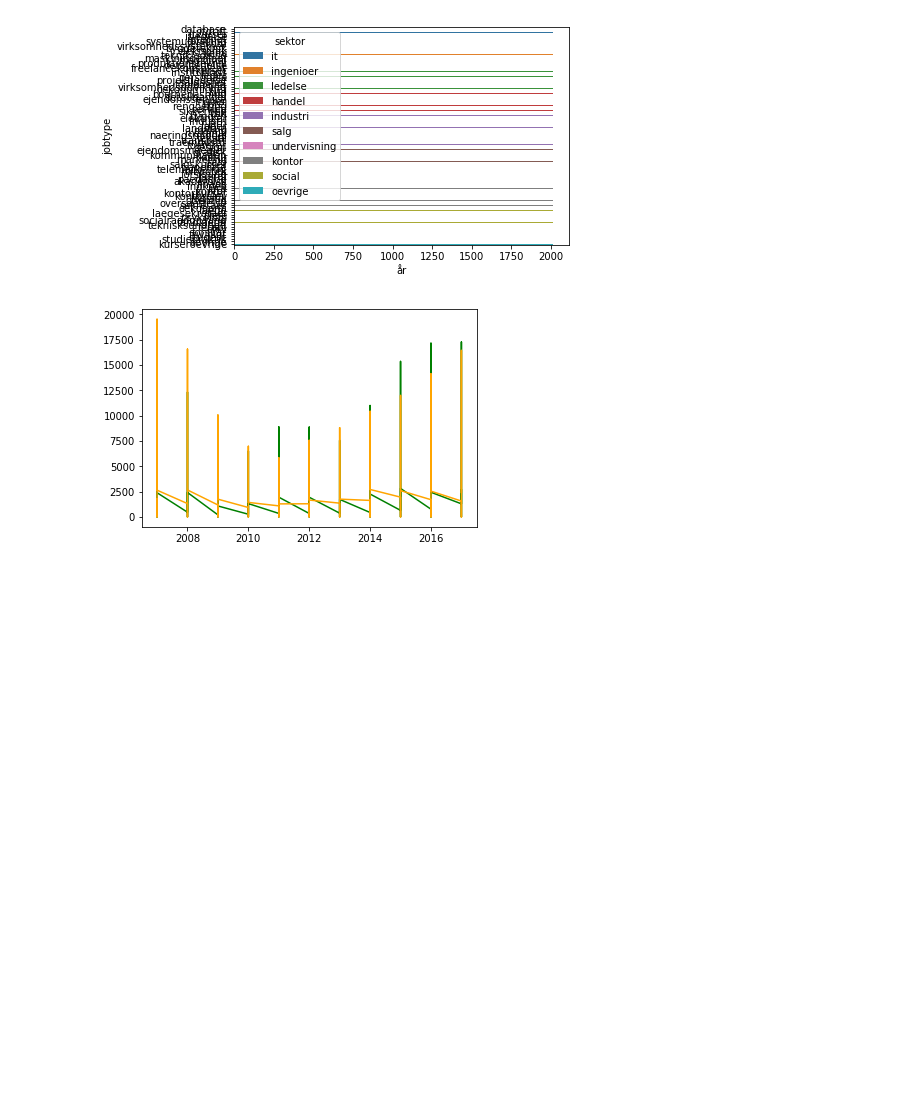
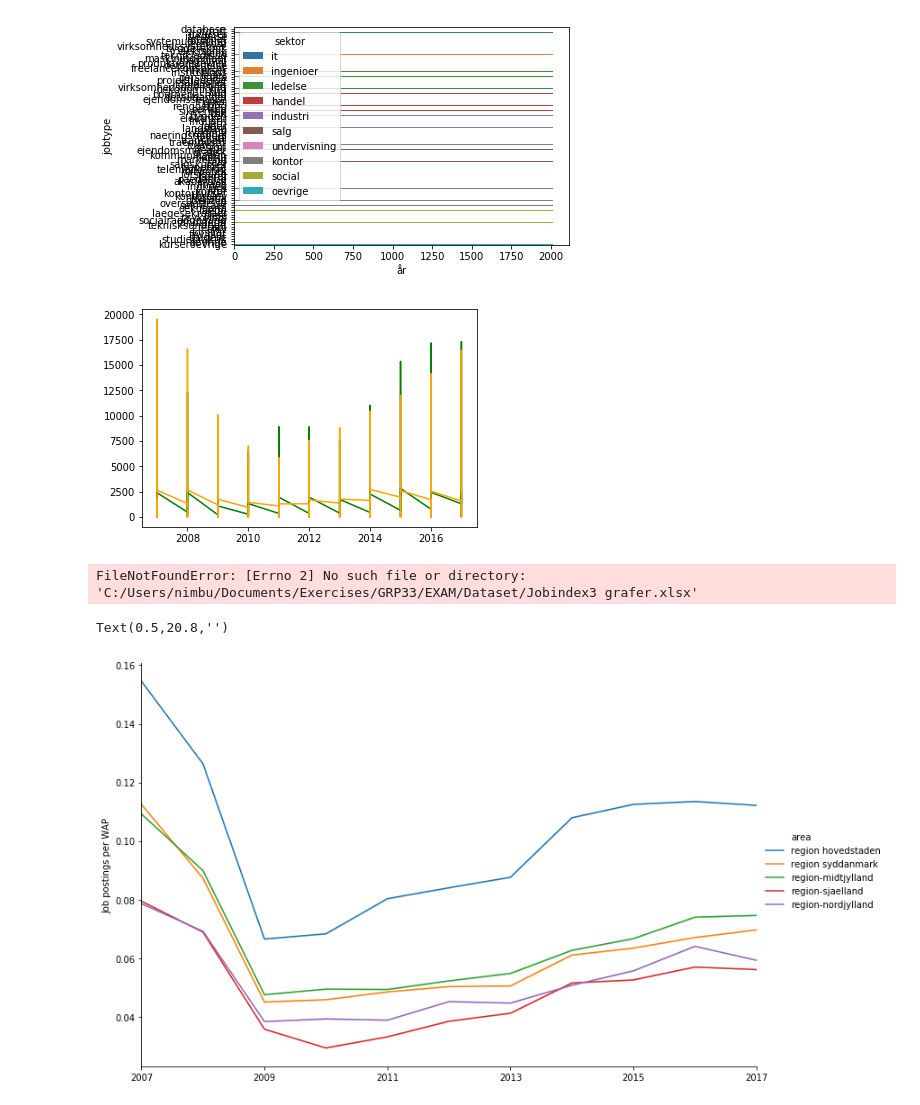
Before and after one commit to Naeim-S/GRP-33-TEST-1, a Jupyter notebook: EXAM/Dataset/Grafer.ipynb, the cells around one changed output. Saved outputs shown, nothing was run; the diff lists cells and outputs as text; code cells hidden in the pictures; blank space fills up the shorter version.

Commit message:
Grafer

```diff
--- a/EXAM/Dataset/Grafer.ipynb
+++ b/EXAM/Dataset/Grafer.ipynb
@@ -47,3 +47,29 @@ plt.plot(year, sektorsocial['numbers'], color='orange')
 plt.show()
 # %% [output]
 [figure]
+# %%
+path = "C:/Users/nimbu/Documents/Exercises/GRP33/EXAM/Dataset/Jobindex3 grafer.xlsx"
+jobindex = pd.read_excel(path)
+jobindex
+# %% [output]
+FileNotFoundError: [Errno 2] No such file or directory: 'C:/Users/nimbu/Documents/Exercises/GRP33/EXAM/Dataset/Jobindex3 grafer.xlsx'
+# %%
+#Exclude "danmark" and sort by n_area and year (for nicer plot):
+jobindex_area = jobindex.query(' area != "danmark"').sort_values(by=["n_area_pc","year"], ascending=False)
+
+sns.set_palette("tab10")
+sns.relplot(x="year", y="n_area_pc",
+            hue="area",
+            kind="line",
+            height=7,
+            aspect=1.5,
+            legend = "brief",
+            data=jobindex_area)
+plt.ylabel("Job postings per WAP")
+#plt.yticks(range(0,2,20000))
+plt.xlim(2007,2017)
+plt.xticks(range(2007,2018,2))
+plt.xlabel("")
+# %% [output]
+Text(0.5,20.8,'')
+[figure, added]
```
Also changed, not shown: parts of 13 cells of this notebook, 3 other files.
